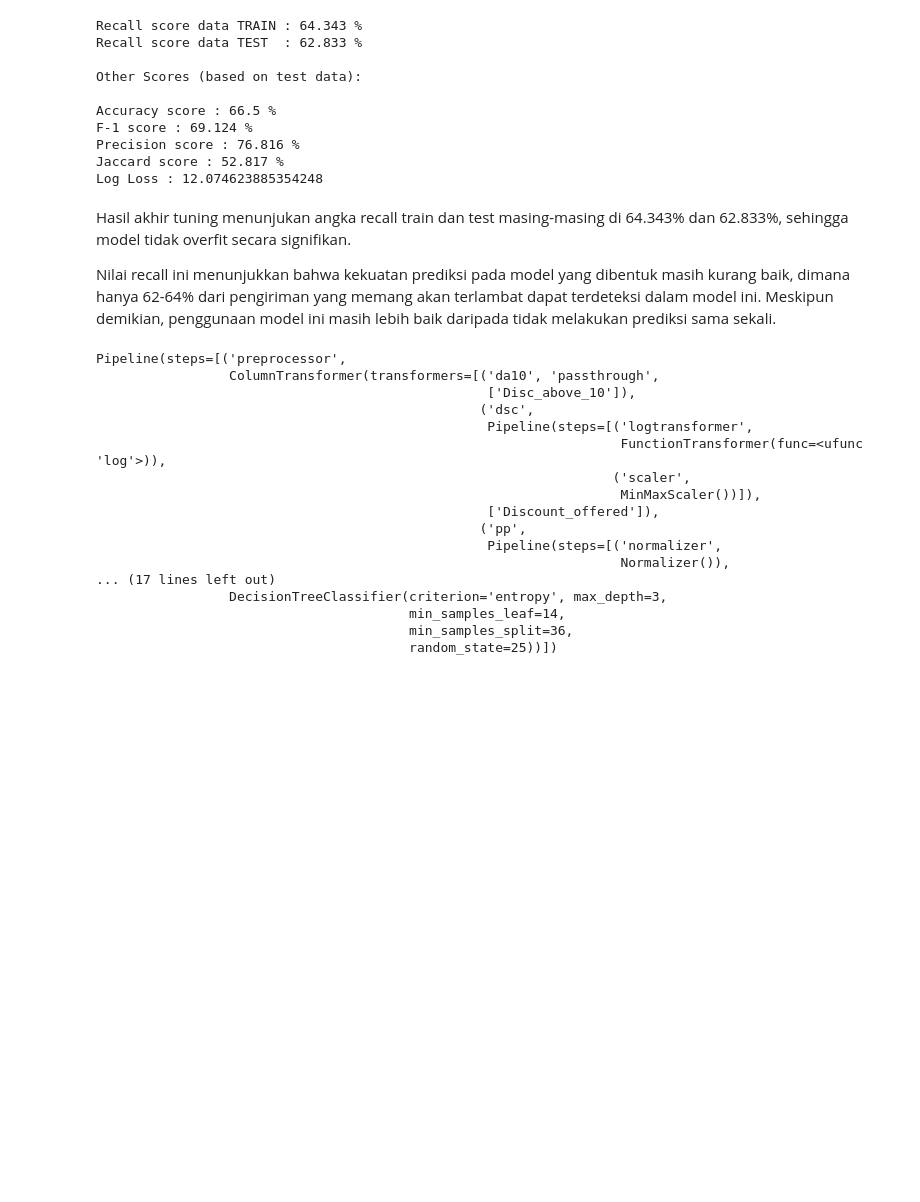
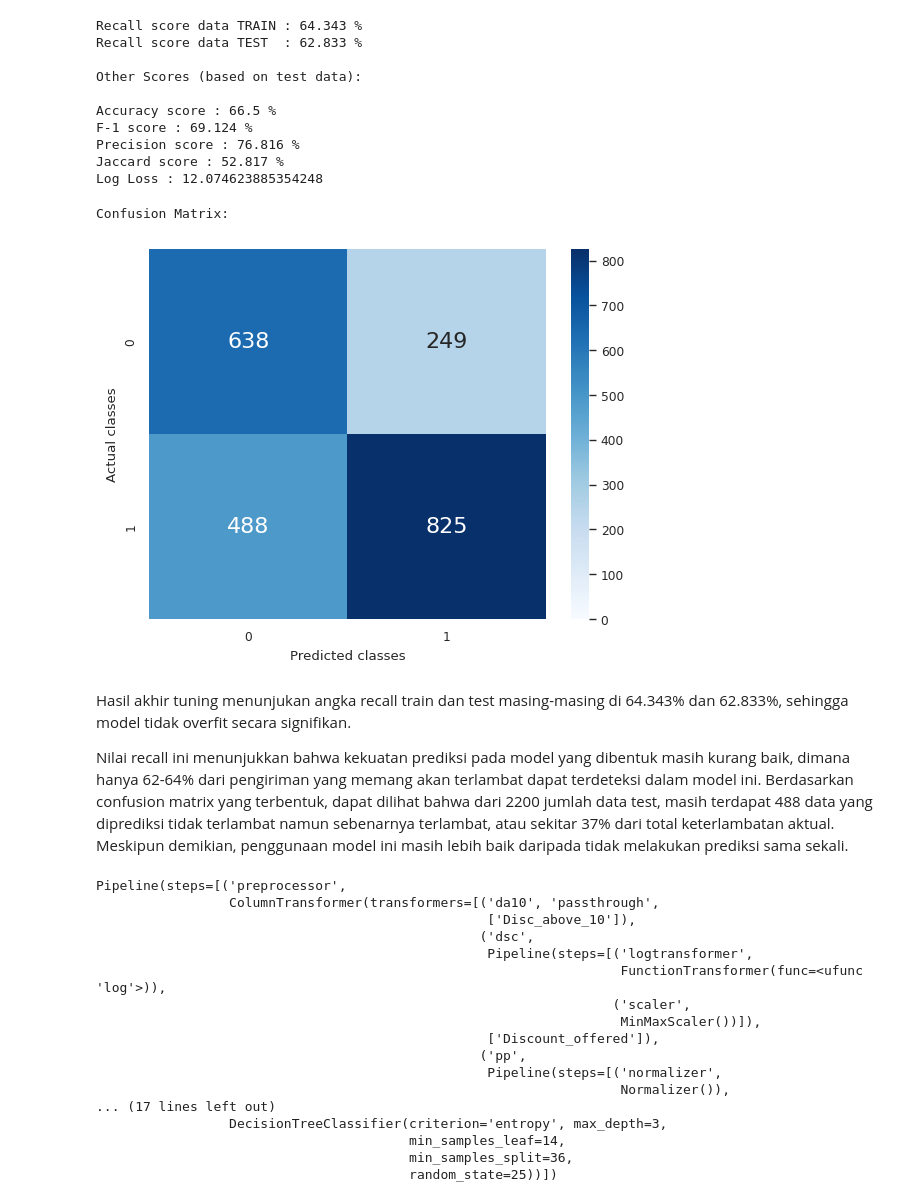
Before and after one commit to uniainiyah/ecommerce-ds, a Jupyter notebook: Final_Project_DS_Rakamin_Batch_31_Kelompok_4_(Cobra).ipynb, the cells around one changed output. Cells and saved outputs as stored; diff of their text form; code cells hidden in the pictures; blank space fills up the shorter version.

```diff
--- a/Final_Project_DS_Rakamin_Batch_31_Kelompok_4_(Cobra).ipynb
+++ b/Final_Project_DS_Rakamin_Batch_31_Kelompok_4_(Cobra).ipynb
@@ -1429,10 +1434,19 @@ F-1 score : 69.124 %
 Precision score : 76.816 %
 Jaccard score : 52.817 %
 Log Loss : 12.074623885354248
+# %%
+print("Confusion Matrix:")
+sns.heatmap(confusion_matrix(y_test,y_pred), cmap='Blues', annot = True, annot_kws={"size": 16}, fmt="d", vmin=0)
+plt.xlabel('Predicted classes')
+plt.ylabel('Actual classes')
+plt.show()
+# %% [output]
+Confusion Matrix:
+[figure, added]
 # %% [markdown]
 Hasil akhir tuning menunjukan angka recall train dan test masing-masing di 64.343% dan 62.833%, sehingga model tidak overfit secara signifikan.
 
-Nilai recall ini menunjukkan bahwa kekuatan prediksi pada model yang dibentuk masih kurang baik, dimana hanya 62-64% dari pengiriman yang memang akan terlambat dapat terdeteksi dalam model ini. Meskipun demikian, penggunaan model ini masih lebih baik daripada tidak melakukan prediksi sama sekali.
+Nilai recall ini menunjukkan bahwa kekuatan prediksi pada model yang dibentuk masih kurang baik, dimana hanya 62-64% dari pengiriman yang memang akan terlambat dapat terdeteksi dalam model ini. Berdasarkan confusion matrix yang terbentuk, dapat dilihat bahwa dari 2200 jumlah data test, masih terdapat 488 data yang diprediksi tidak terlambat namun sebenarnya terlambat, atau sekitar 37% dari total keterlambatan aktual. Meskipun demikian, penggunaan model ini masih lebih baik daripada tidak melakukan prediksi sama sekali.
 # %%
 # show pipeline
 manual_best_dt_pipe
```
Also changed, not shown: parts of 23 cells of this notebook.
